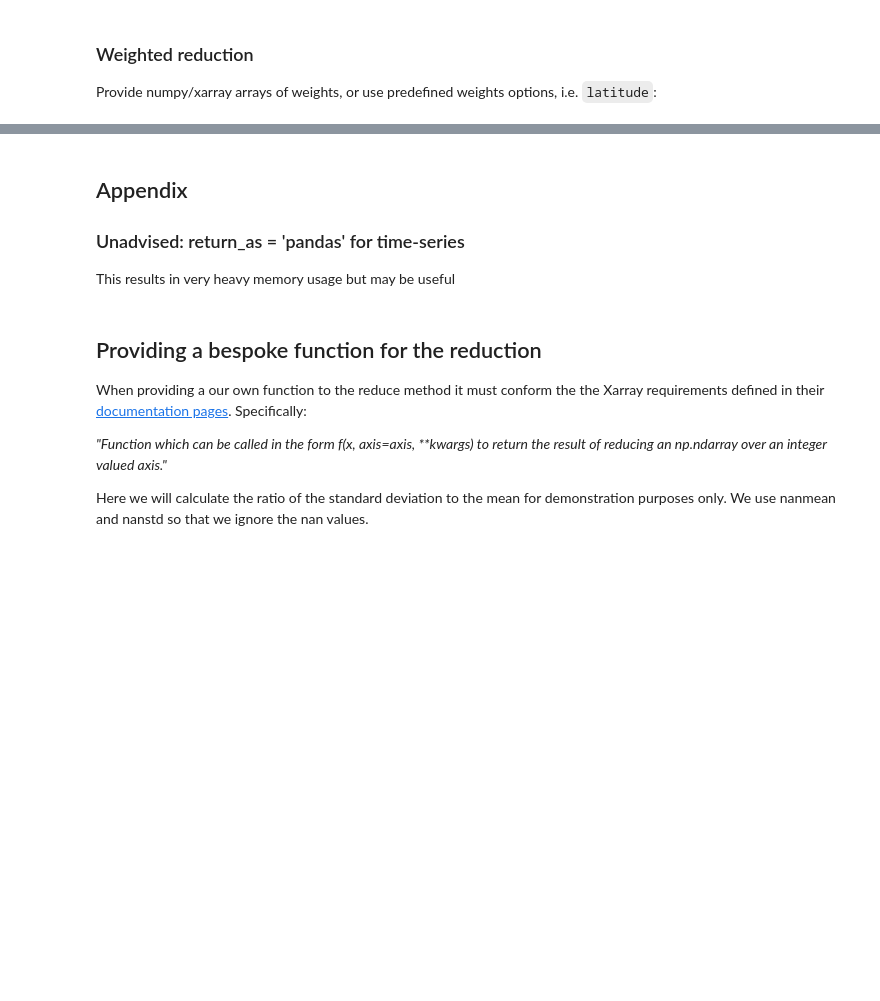
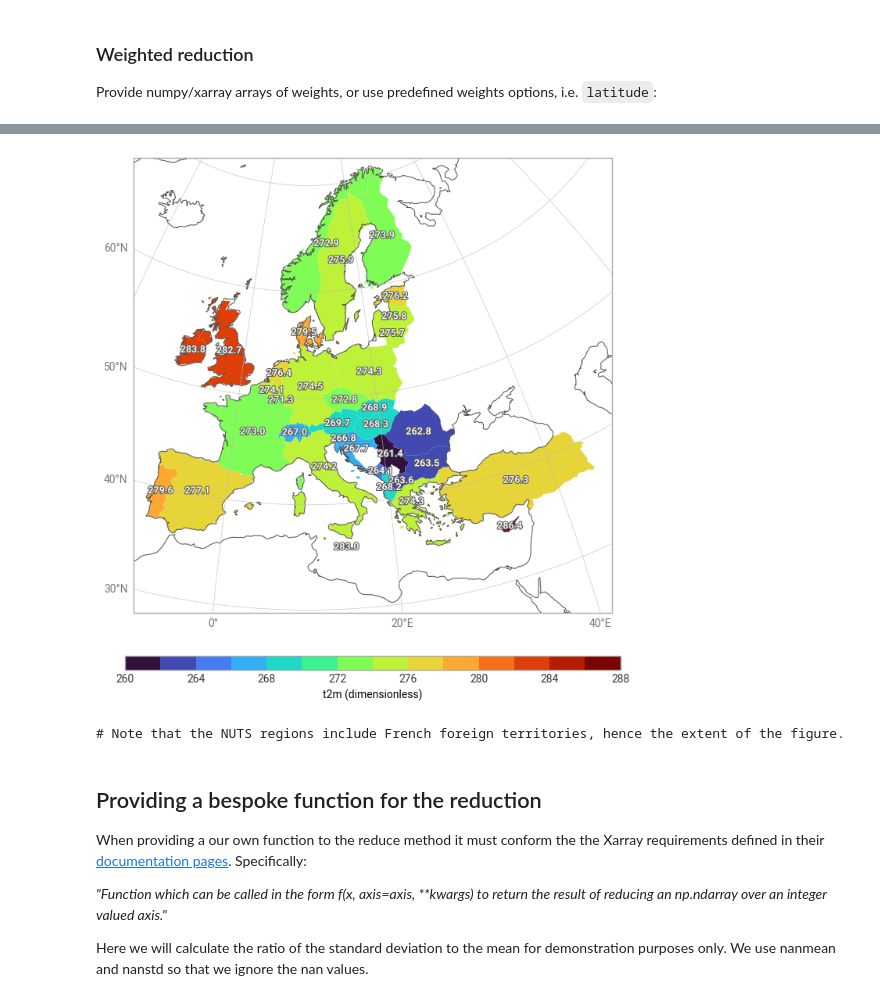
Before and after one commit to ecmwf/earthkit-transforms, a Jupyter notebook: docs/notebooks/spatial/02-era5-reduce-data-over-geometries.ipynb, the cells around one changed output, grey strips where cells are left out. Saved outputs shown, nothing was run; the diff lists cells and outputs as text; code cells hidden in the pictures; blank space fills up the shorter version.

```diff
--- a/docs/notebooks/spatial/02-era5-reduce-data-over-geometries.ipynb
+++ b/docs/notebooks/spatial/02-era5-reduce-data-over-geometries.ipynb
@@ -89,6 +151,6 @@ The returned object fully supports pandas indexing and in-built convenience meth
 but it comes with memory usage cost, hence in this example we reduce along all dimensions.
 # %%
 reduced_data_pd = ekt.spatial.reduce(
-    era5_xr, nuts_data, return_as="pandas", mask_dim="FID", extra_reduce_dims="valid_time"
+    era5_xr, nuts_data, return_as="pandas", extra_reduce_dims="valid_time"
 )
-reduced_data_pd[:10]
+reduced_data_pd[:5]
@@ -95,9 +166,9 @@ reduced_data_pd[:10]
 # %%
-reduced_data_pd.plot("t2m")
+# reduced_data_pd.plot("t2m")
+ekp.choropleth(
+    reduced_data_pd, z="t2m", cmap="turbo", labels="{t2m:0.1f}", domain="Europe"
+).show()
 print("# Note that the NUTS regions include French foreign territories, hence the extent of the figure.")
+# %% [output]
+[figure, added]
+# Note that the NUTS regions include French foreign territories, hence the extent of the figure.
-# %% [markdown]
-## Appendix
-
-### Unadvised: return_as = 'pandas' for time-series
-
-This results in very heavy memory usage but may be useful
```
Also changed, not shown: parts of 22 cells of this notebook, 2 other files.
